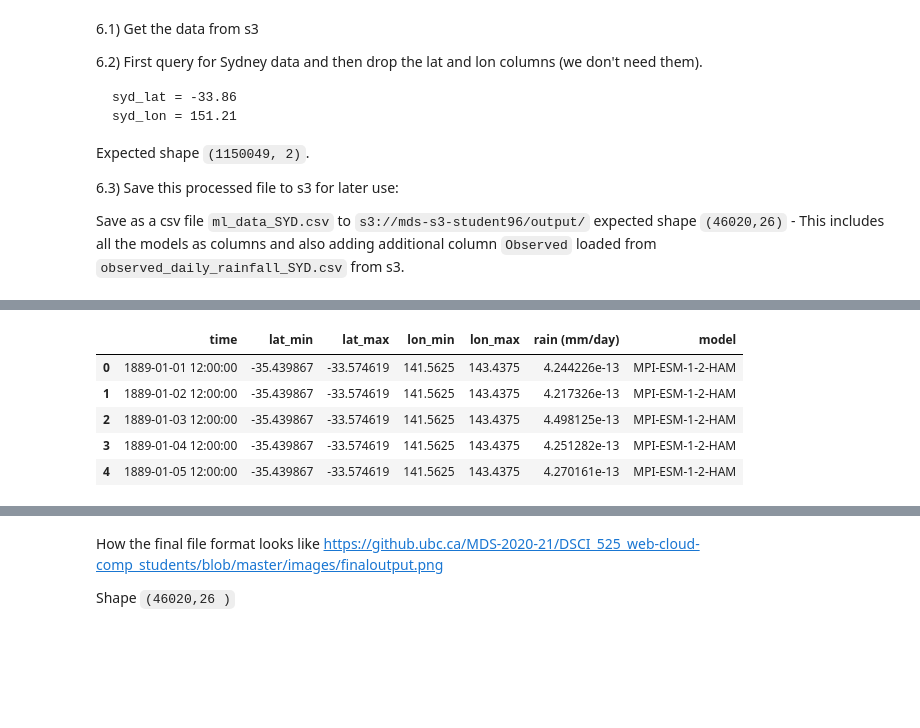
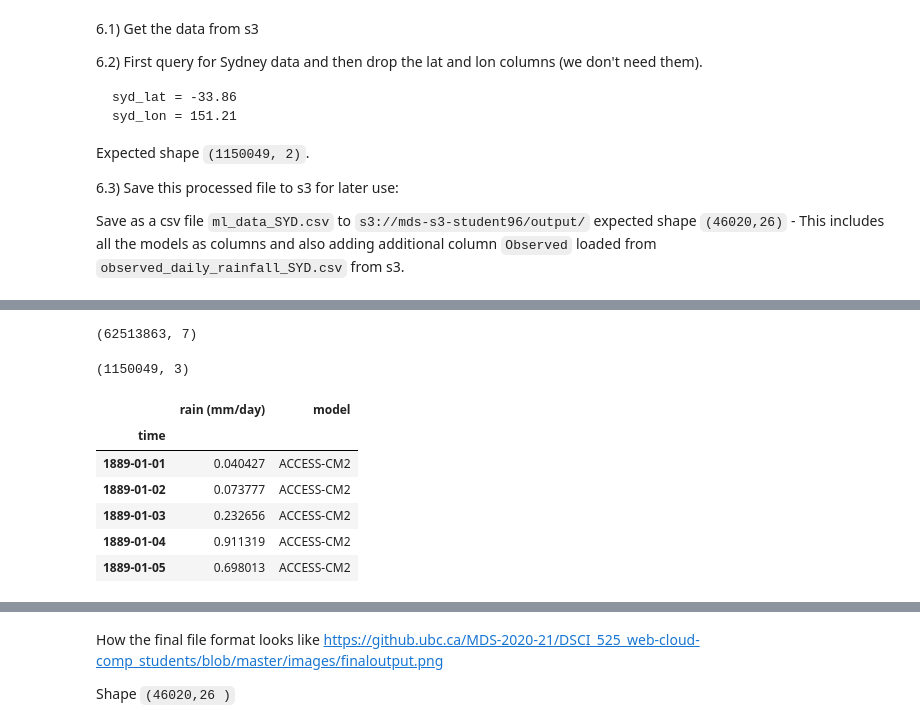
Before and after one commit to UBC-MDS/525_G3, a Jupyter notebook: notebooks/Milestone2.ipynb, the cells around one changed output, grey strips where cells are left out. Drawn from its saved outputs; the diff is of its cells as text; code cells hidden in the pictures; blank space fills up the shorter version.

```diff
--- a/notebooks/Milestone2.ipynb
+++ b/notebooks/Milestone2.ipynb
@@ -237,5 +237,5 @@
 # %%
 # Passing your credentials
 ## IMPORTANT: make sure you dont include you secret and key when submitting the notebook
-aws_credentials ={"key": "<use yours>","secret": "<use yours>"} ## dont include you secret and key when submitting the notebook
+aws_credentials ={"key": "<key>","secret": "<secret>"} ## dont include you secret and key when submitting the notebook
 df = pd.read_parquet("s3://mds-s3-student96/combined_model_data_parti.parquet", storage_options=aws_credentials)
@@ -245,11 +251,6 @@ Wall time: 8.86 s
 # %%
 ### How the file looks like
 # shape of this file (62513863, 7), how it looks
-df.head()
+df.shape
 # %% [output]
-|  | time | lat_min | lat_max | lon_min | lon_max | rain (mm/day) | model |
-| 0 | 1889-01-01 12:00:00 | -35.439867 | -33.574619 | 141.5625 | 143.4375 | 4.244226e-13 | MPI-ESM-1-2-HAM |
-| 1 | 1889-01-02 12:00:00 | -35.439867 | -33.574619 | 141.5625 | 143.4375 | 4.217326e-13 | MPI-ESM-1-2-HAM |
-| 2 | 1889-01-03 12:00:00 | -35.439867 | -33.574619 | 141.5625 | 143.4375 | 4.498125e-13 | MPI-ESM-1-2-HAM |
-| 3 | 1889-01-04 12:00:00 | -35.439867 | -33.574619 | 141.5625 | 143.4375 | 4.251282e-13 | MPI-ESM-1-2-HAM |
-| 4 | 1889-01-05 12:00:00 | -35.439867 | -33.574619 | 141.5625 | 143.4375 | 4.270161e-13 | MPI-ESM-1-2-HAM |
+(62513863, 7)
@@ -257,0 +257,6 @@ df.head()
+# %%
+sydney_df = df.query("lat_min <= -33.86 and lat_max >= -33.86 and lon_min <= 151.21 and lon_max >= 151.21")
+sydney_df = sydney_df.drop(columns=["lat_min", "lat_max", "lon_min", "lon_max"])
+sydney_df.shape
+# %% [output]
+(1150049, 3)
@@ -257,0 +267,10 @@ df.head()
+# %%
+sydney_df.head()
+# %% [output]
+|  | rain (mm/day) | model |
+| time |  |  |
+| 1889-01-01 | 0.040427 | ACCESS-CM2 |
+| 1889-01-02 | 0.073777 | ACCESS-CM2 |
+| 1889-01-03 | 0.232656 | ACCESS-CM2 |
+| 1889-01-04 | 0.911319 | ACCESS-CM2 |
+| 1889-01-05 | 0.698013 | ACCESS-CM2 |
```
Also changed, not shown: parts of 11 cells of this notebook.
